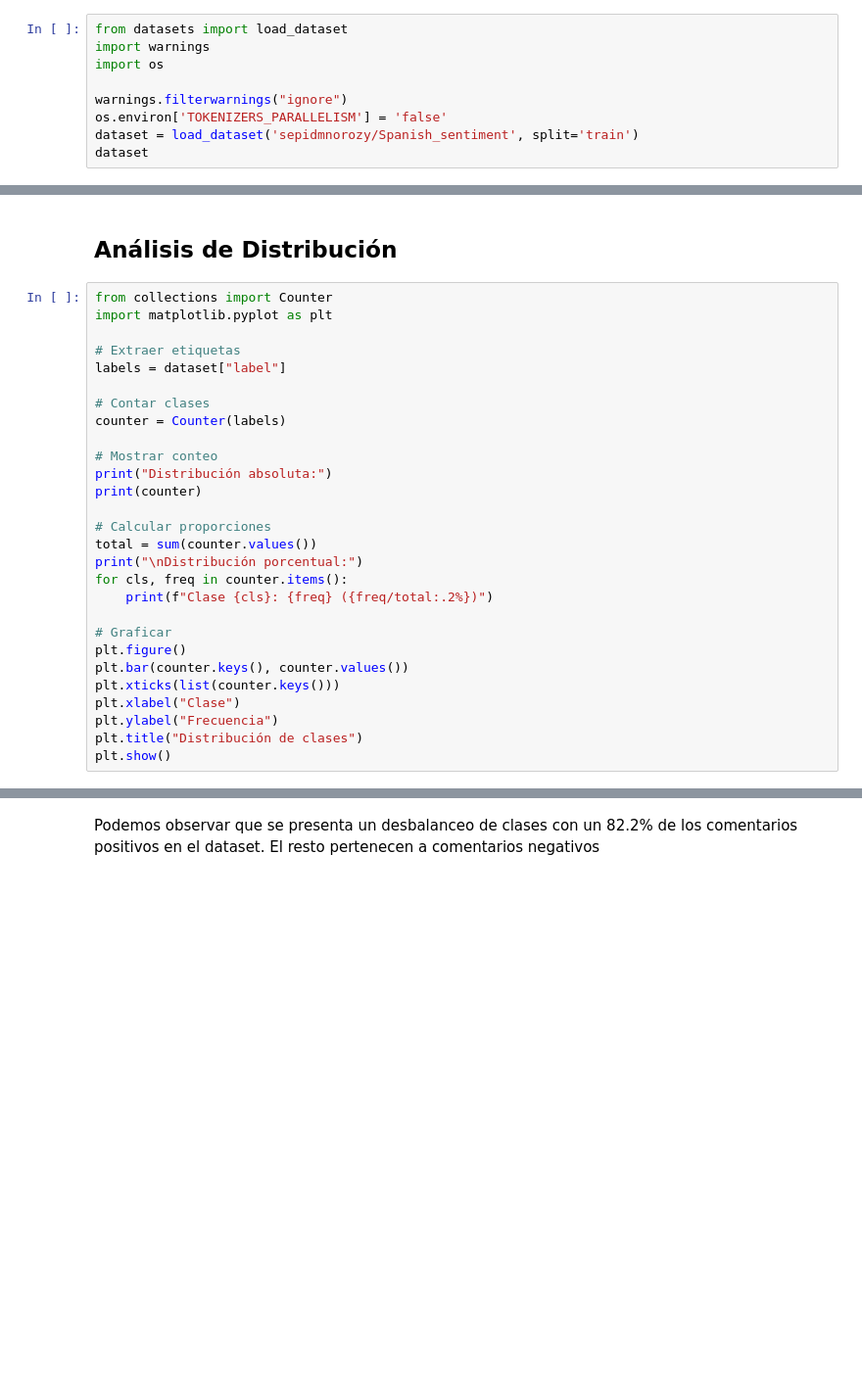
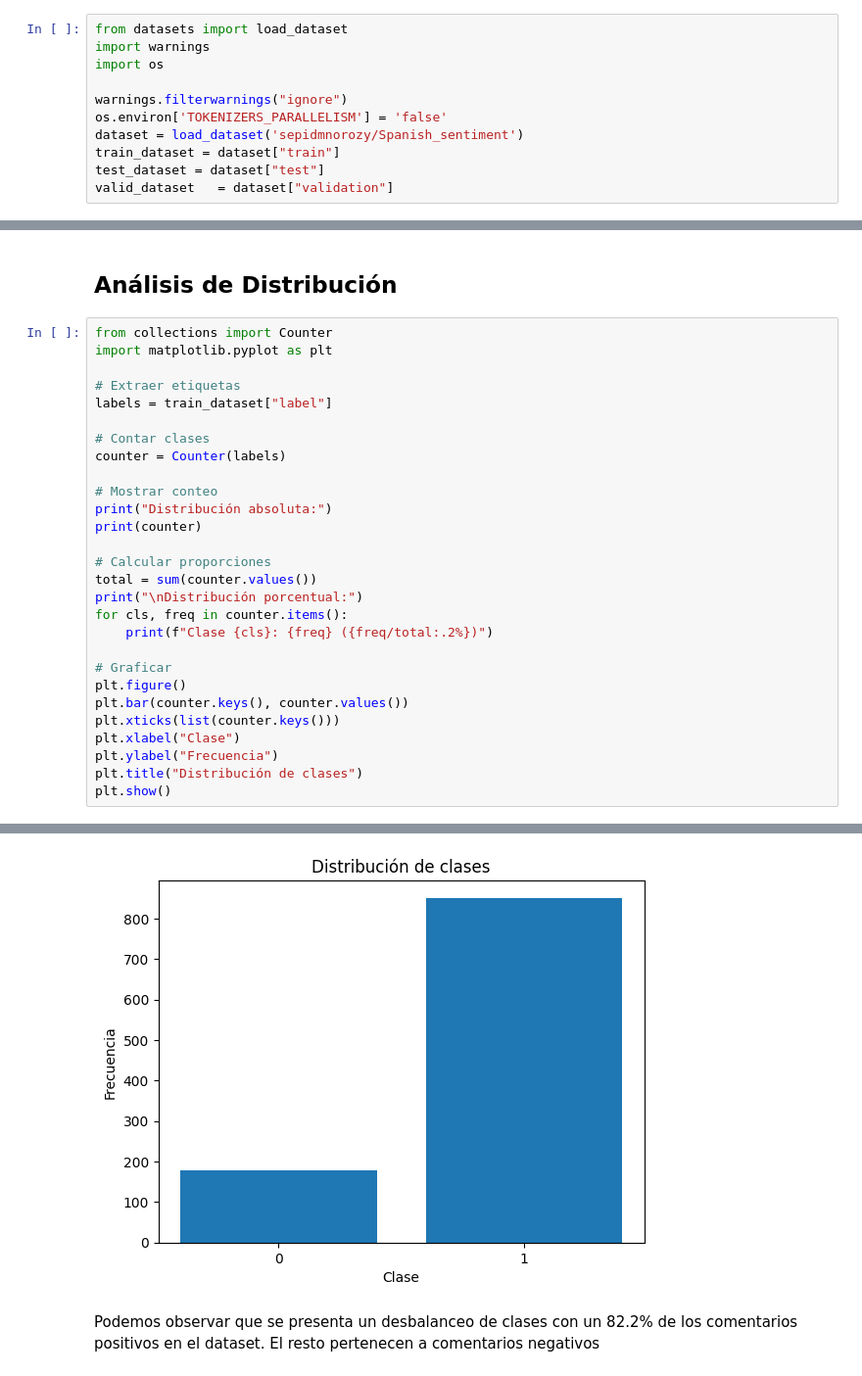
Before and after one commit to sebastianb92/nlp-labs, a Jupyter notebook: Session2/1-Word-Embeddings.ipynb, the cells around one changed output, grey strips where cells are left out. Shown at 98% size. Cells and saved outputs as stored; diff of their text form; blank space fills up the shorter version.

```diff
--- a/Session2/1-Word-Embeddings.ipynb
+++ b/Session2/1-Word-Embeddings.ipynb
@@ -52,8 +51,10 @@ import os
 
 warnings.filterwarnings("ignore")
 os.environ['TOKENIZERS_PARALLELISM'] = 'false'
-dataset = load_dataset('sepidmnorozy/Spanish_sentiment', split='train')
-dataset
+dataset = load_dataset('sepidmnorozy/Spanish_sentiment')
+train_dataset = dataset["train"]
+test_dataset = dataset["test"]
+valid_dataset   = dataset["validation"]
 # %% [markdown]
 # 1.1. Analisis Exploratorio
 # %% [markdown]
@@ -70,7 +77,7 @@ from collections import Counter
 import matplotlib.pyplot as plt
 
 # Extraer etiquetas
-labels = dataset["label"]
+labels = train_dataset["label"]
 
 # Contar clases
 counter = Counter(labels)
@@ -93,3 +100,4 @@ plt.xlabel("Clase")
 plt.ylabel("Frecuencia")
 plt.title("Distribución de clases")
 plt.show()
+# %% [output]
@@ -96,3 +110,4 @@ plt.show()
+[figure, added]
 # %% [markdown]
 Podemos observar que se presenta un desbalanceo de clases con un 82.2% de los comentarios positivos en el dataset. El resto pertenecen a comentarios negativos
 # %% [markdown]
```
Also changed, not shown: parts of 35 cells of this notebook.
